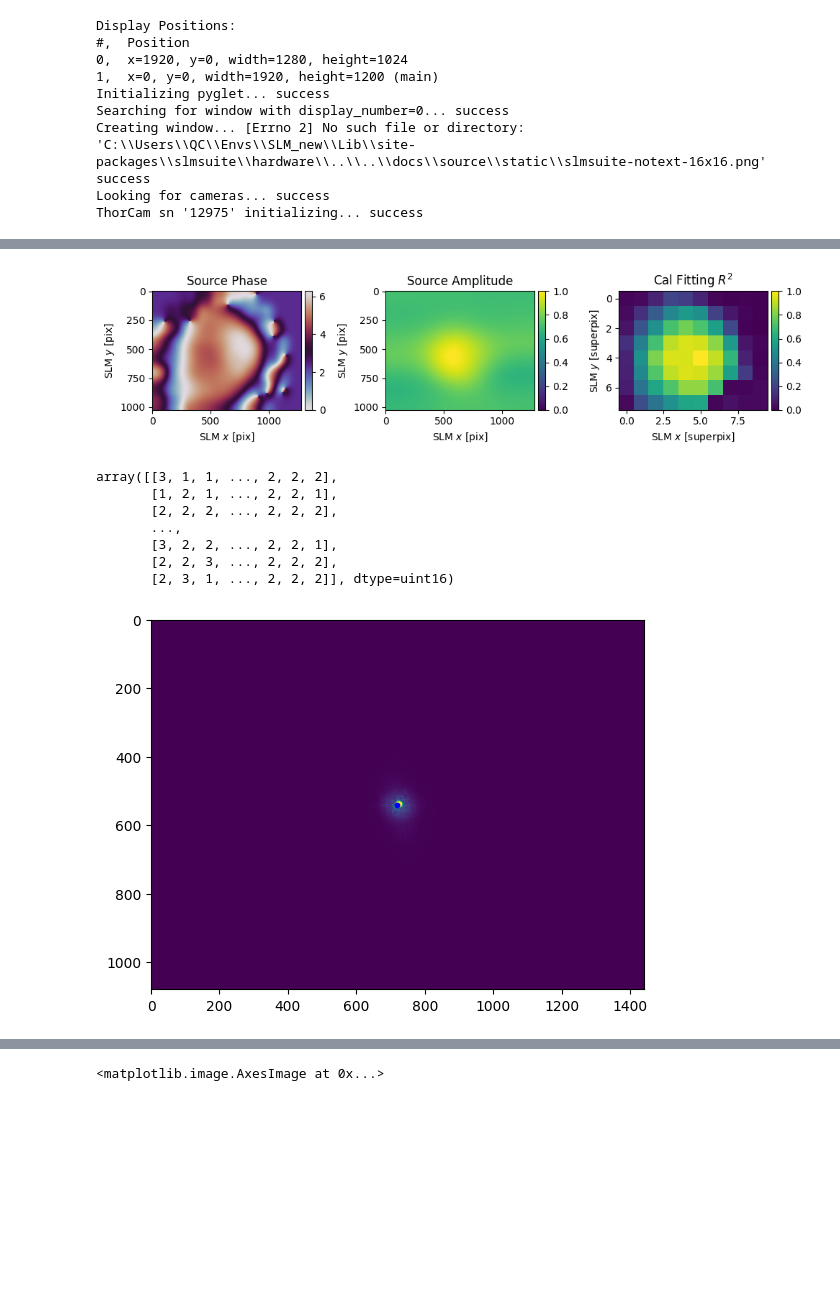
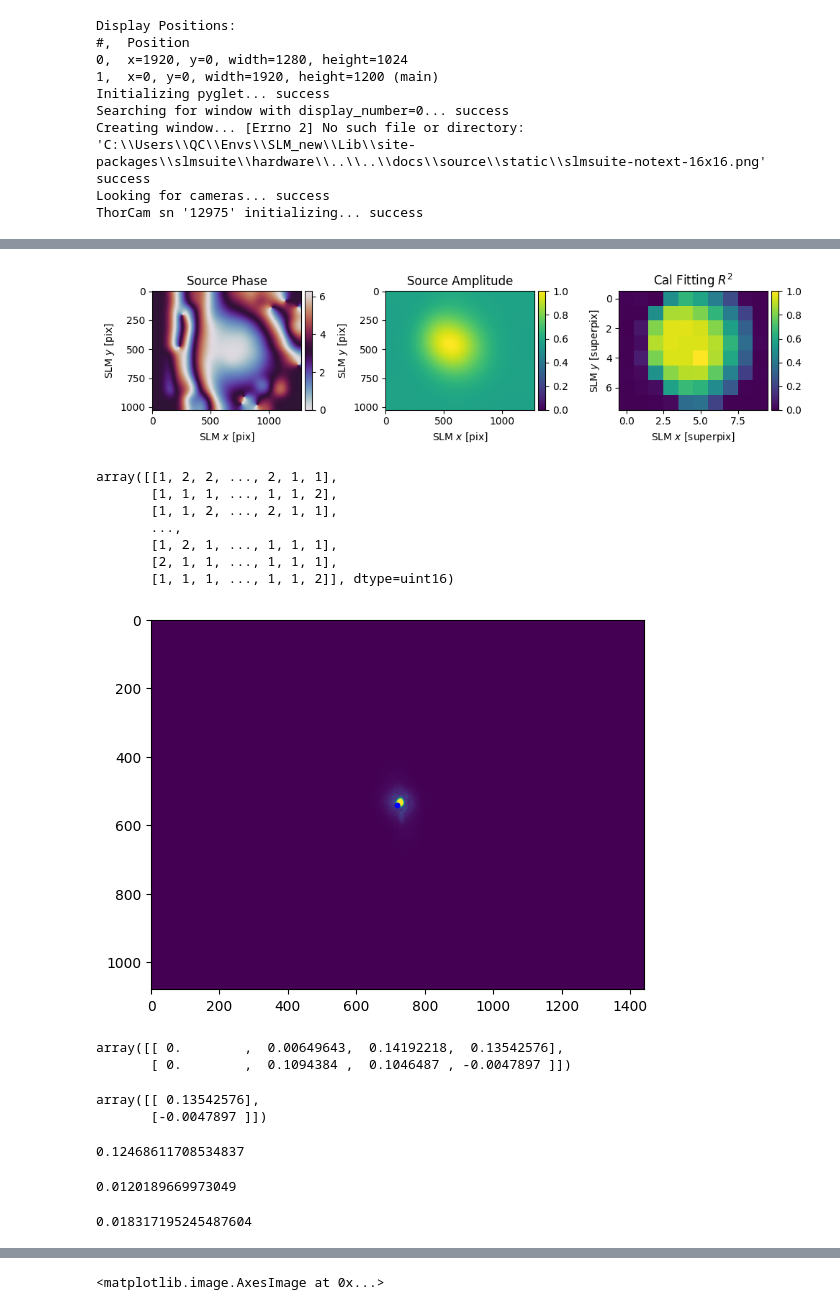
Before and after one commit to MattBae/Holography, a Jupyter notebook: notebooks/gradient.ipynb, the cells around one changed output, grey strips where cells are left out. Cells and saved outputs as stored; diff of their text form; code cells hidden in the pictures; blank space fills up the shorter version.

```diff
--- a/notebooks/gradient.ipynb
+++ b/notebooks/gradient.ipynb
@@ -92,3 +90,5 @@ Creating window... [Errno 2] No such file or directory: 'C:\\Users\\QC\\Envs\\SL
 success
 Looking for cameras... success
 ThorCam sn '12975' initializing... success
+# %%
+fs.cam.set_exposure(0.064e-3)
@@ -95,14 +108,36 @@ ThorCam sn '12975' initializing... success
 # %%
-calibrate(fs,vendor = True,refresh = False)
+calibrate(fs,vendor = False,refresh = False)
 sp_calibrate(fs,refresh=False)
 plot_cam(fs,phase="zero",centre=True, save=True)
 # %% [output]
-[figure, old version]
+[figure, new version]
-array([[3, 1, 1, ..., 2, 2, 2],
-       [1, 2, 1, ..., 2, 2, 1],
-       [2, 2, 2, ..., 2, 2, 2],
+array([[1, 2, 2, ..., 2, 1, 1],
+       [1, 1, 1, ..., 1, 1, 2],
+       [1, 1, 2, ..., 2, 1, 1],
        ...,
-       [3, 2, 2, ..., 2, 2, 1],
-       [2, 2, 3, ..., 2, 2, 2],
-       [2, 3, 1, ..., 2, 2, 2]], dtype=uint16)
+       [1, 2, 1, ..., 1, 1, 1],
+       [2, 1, 1, ..., 1, 1, 1],
+       [1, 1, 1, ..., 1, 1, 2]], dtype=uint16)
 [figure]
+# %%
+toolbox.convert_vector(fs.ijcam_to_kxyslm(([0,1,1,0],[0,0,1,1])),from_units='kxy',to_units='knm',hardware = fs) - toolbox.convert_vector(fs.ijcam_to_kxyslm([0,0]),from_units='kxy',to_units='knm',hardware = fs)
+# %% [output]
+array([[ 0.        ,  0.00649643,  0.14192218,  0.13542576],
+       [ 0.        ,  0.1094384 ,  0.1046487 , -0.0047897 ]])
+# %%
+toolbox.convert_vector(fs.ijcam_to_kxyslm([0,1]),from_units='kxy',to_units='knm',hardware = fs) - toolbox.convert_vector(fs.ijcam_to_kxyslm([0,0]),from_units='kxy',to_units='knm',hardware = fs)
+# %% [output]
+array([[ 0.13542576],
+       [-0.0047897 ]])
+# %%
+((0.14192218**2 + 0.1046487**2)/2)**0.5
+# %% [output]
+0.12468611708534837
+# %%
+0.1094384**2 + 0.00649643**2
+# %% [output]
+0.0120189669973049
+# %%
+0.13542576**2 + -0.0047897**2
+# %% [output]
+0.018317195245487604
```
Also changed, not shown: parts of 33 cells of this notebook, 58 other files.
